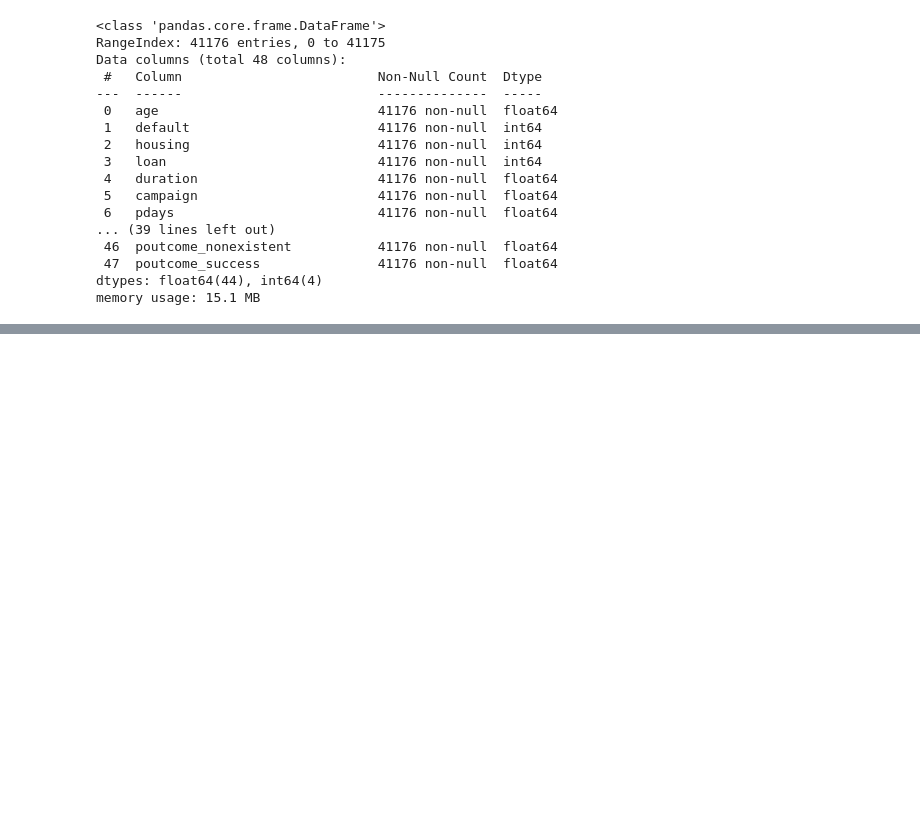
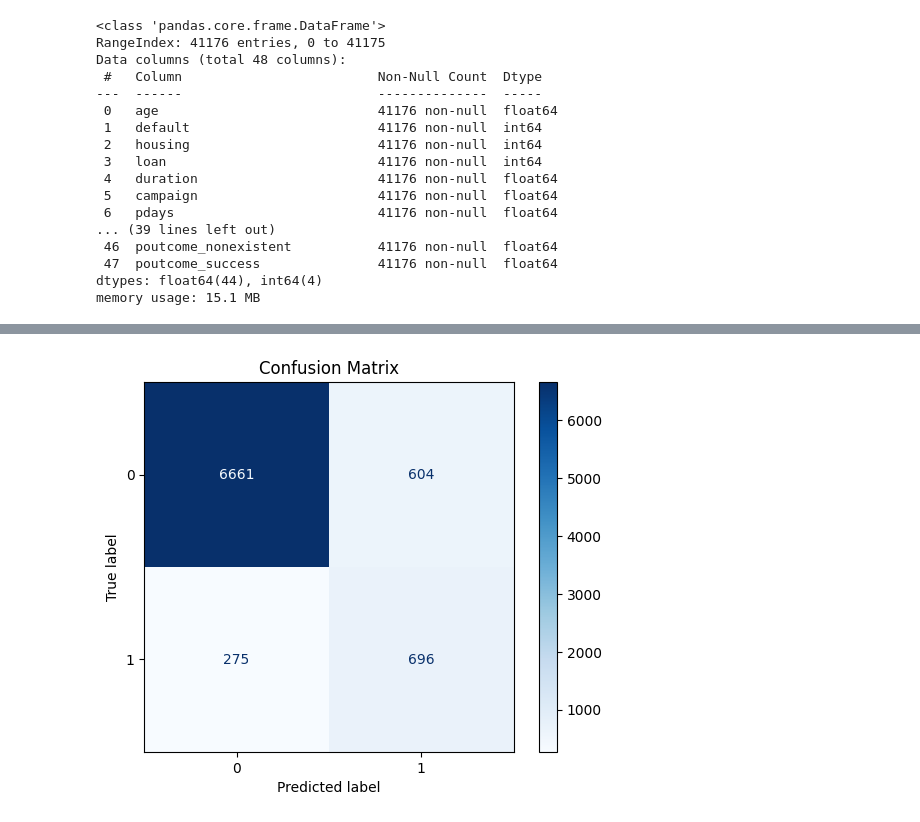
Before and after one commit to Lovatiana8/ML_project, a Jupyter notebook: regression_logistique.ipynb, the cells around one changed output, grey strips where cells are left out. Drawn from its saved outputs; the diff is of its cells as text; code cells hidden in the pictures; blank space fills up the shorter version.

```diff
--- a/regression_logistique.ipynb
+++ b/regression_logistique.ipynb
@@ -138,0 +207,14 @@ weighted avg       0.92      0.86      0.88      8236
+# %%
+# F1-score maximal
+indice_max_f1 = np.argmax(f1_scores)
+threshold_optimal = thresholds[indice_max_f1]
+
+# Générer les prédictions au seuil optimal
+y_pred_optimal = (y_test_proba >= threshold_optimal).astype(int)
+
+# evaluation sur X_test
+test_score = pipeline.score(X_test, y_pred_optimal)
+print("Test Score: ", test_score)
+
+# Afficher le rapport de classification
+print(classification_report(y_test, y_pred_optimal))
@@ -138,0 +231,11 @@ weighted avg       0.92      0.86      0.88      8236
+# %%
+# matrice de de confusion
+cm = confusion_matrix(y_test, y_pred_optimal)
+
+# Plot matrice de confusion
+disp = ConfusionMatrixDisplay(confusion_matrix=cm, display_labels=pipeline.classes_)
+disp.plot(cmap=plt.cm.Blues)
+plt.title('Confusion Matrix')
+plt.show()
+# %% [output]
+[figure, added]
```
Also changed, not shown: parts of 11 cells of this notebook, 1 other file.
